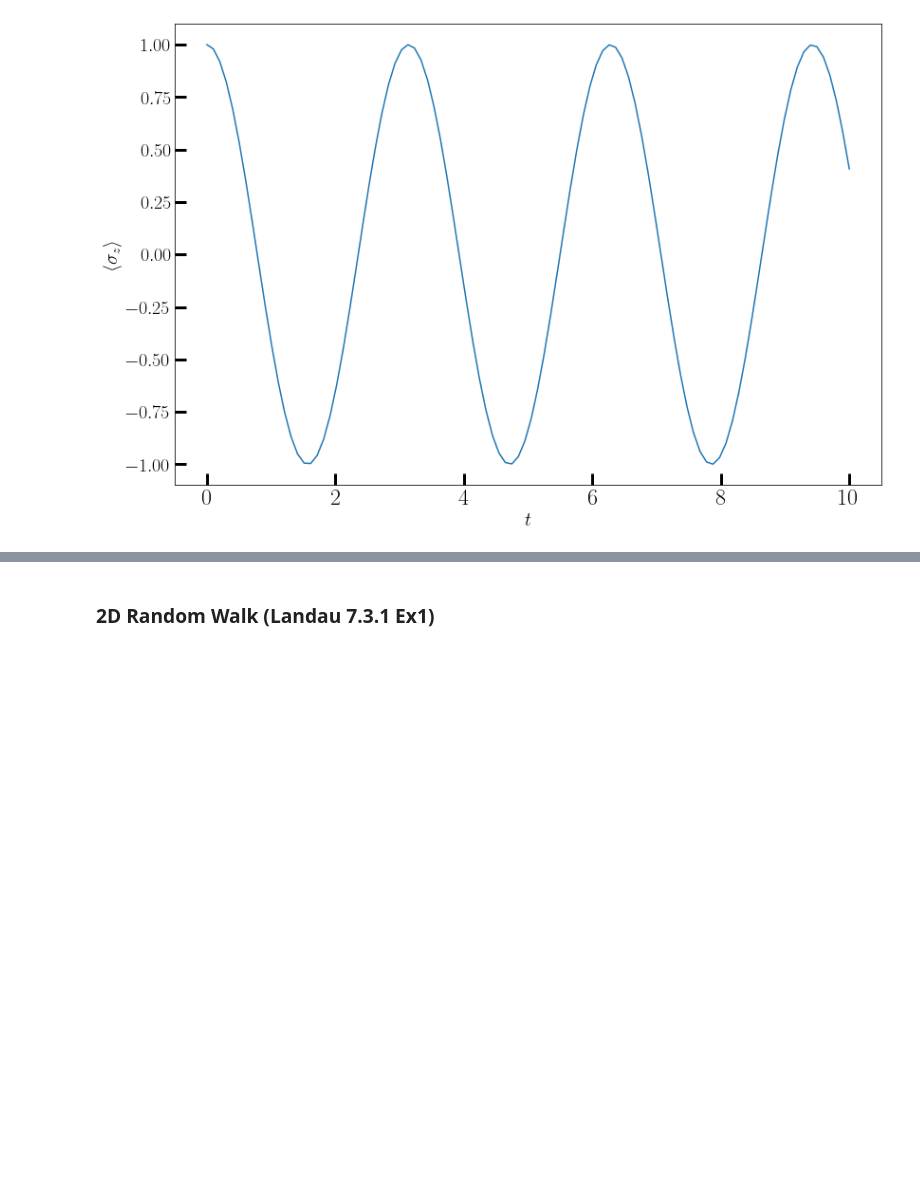
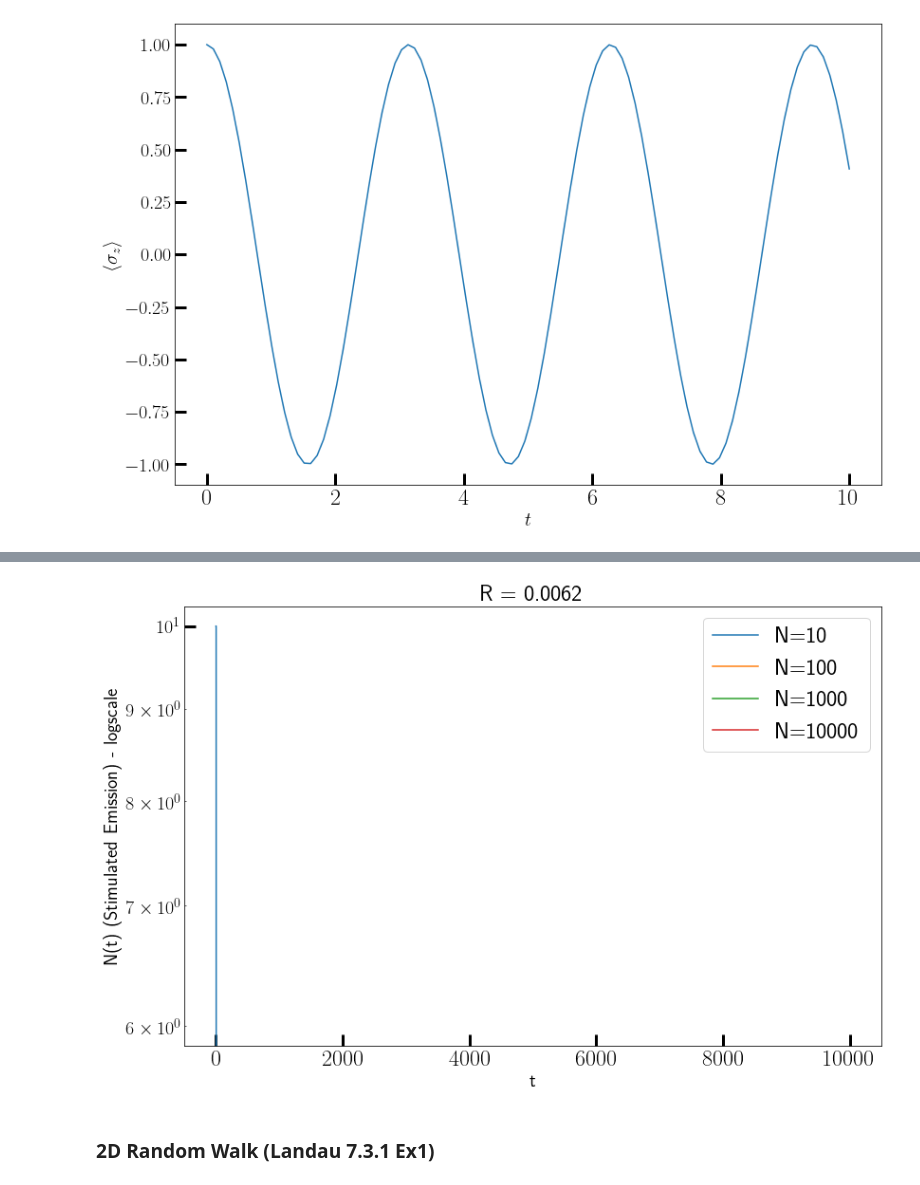
Before and after one commit to hariseldon99/msph402b, a Jupyter notebook: Special_Topics.ipynb, the cells around one changed output, grey strips where cells are left out. Saved outputs shown, nothing was run; the diff lists cells and outputs as text; code cells hidden in the pictures; blank space fills up the shorter version.

```diff
--- a/Special_Topics.ipynb
+++ b/Special_Topics.ipynb
@@ -566,3 +589,43 @@ plt.show()
+# %%
+import numpy as np
+import matplotlib.pyplot as plt
+plt.rcParams['figure.figsize'] = (12,8)
+plt.rcParams['font.size'] = 20
+
+# r = 1e-7
+# r = 4e-7
+# r = 1e-3
+r = 6.2e-3
+# r = 1e-2
+
+# Decay constant
+lambda1 = 1e-3
+alpha = r/lambda1
+
+natoms_arr = [10, 100, 1000, 10000]
+maxtime = 10000
+
+timeline = np.arange(0, maxtime  + 1)
+for natoms in natoms_arr:
+    natoms_begin = natoms
+    natoms_time = []
+    for time in timeline:
+        decays = np.random.random(natoms)
+        natoms -= np.count_nonzero(decays < lambda1)
+        # Update the value of lambda1
+        lambda1 *= 1 + alpha * natoms/natoms_begin
+        natoms_time.append(natoms)
+
+    plt.plot(timeline, natoms_time,label=f'N={natoms_begin}')
+
+plt.title(f"R = {r}")
+plt.ylabel("N(t) (Stimulated Emission) - logscale")
+plt.xlabel("t")
+plt.yscale("log")
+plt.legend()
+plt.show()
+# %% [output]
+[figure, added]
 # %% [markdown]
 ### 2D Random Walk (Landau 7.3.1 Ex1)
 # %%
```
Also changed, not shown: parts of 4 cells of this notebook.
